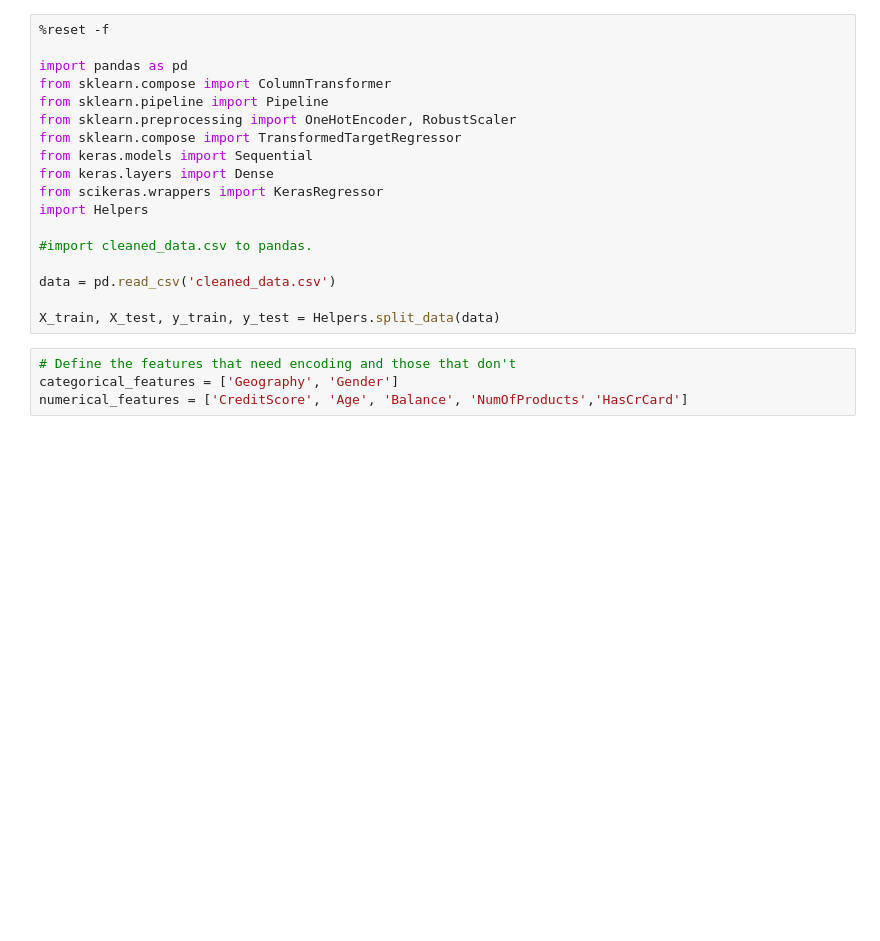
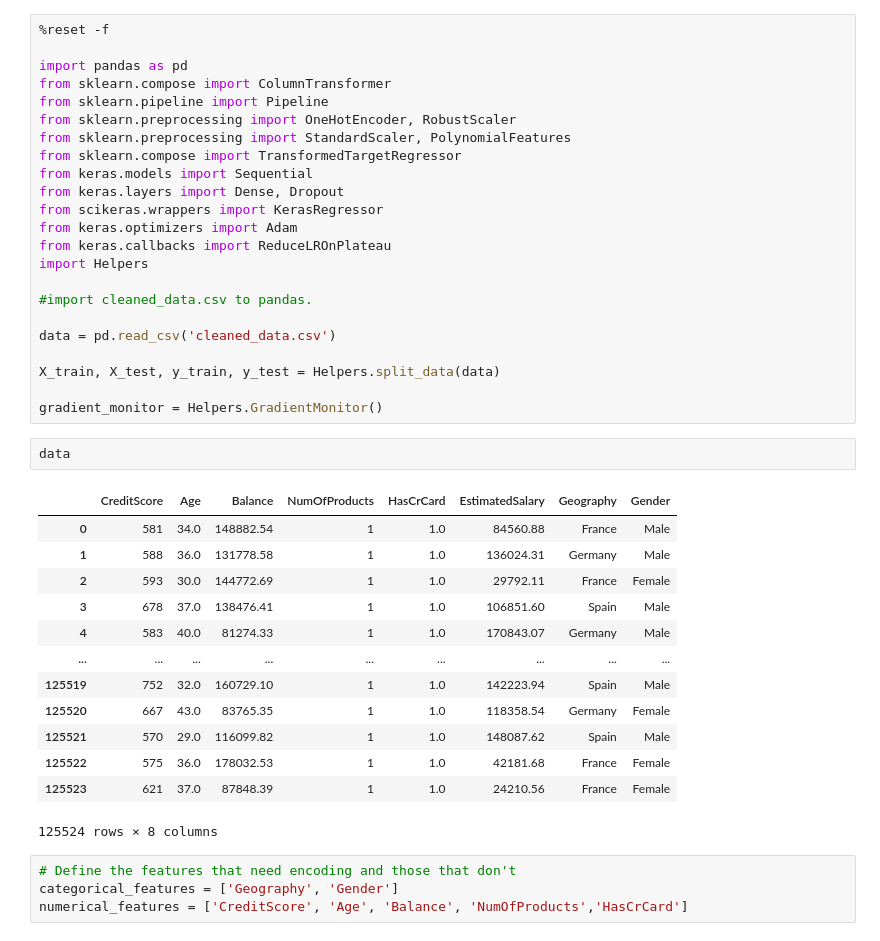
Before and after one commit to gomgom50/MLKursus, a Jupyter notebook: O4/O4_Keras_Regressor.ipynb, the cells around one changed output. Drawn from its saved outputs; the diff is of its cells as text; blank space fills up the shorter version.

```diff
--- a/O4/O4_Keras_Regressor.ipynb
+++ b/O4/O4_Keras_Regressor.ipynb
@@ -5,10 +5,13 @@ import pandas as pd
 from sklearn.compose import ColumnTransformer
 from sklearn.pipeline import Pipeline
 from sklearn.preprocessing import OneHotEncoder, RobustScaler
+from sklearn.preprocessing import StandardScaler, PolynomialFeatures
 from sklearn.compose import TransformedTargetRegressor
 from keras.models import Sequential
-from keras.layers import Dense
+from keras.layers import Dense, Dropout
 from scikeras.wrappers import KerasRegressor
+from keras.optimizers import Adam
+from keras.callbacks import ReduceLROnPlateau
 import Helpers
 
 #import cleaned_data.csv to pandas.
@@ -16,6 +19,24 @@ import Helpers
 data = pd.read_csv('cleaned_data.csv')
 
 X_train, X_test, y_train, y_test = Helpers.split_data(data)
+
+gradient_monitor = Helpers.GradientMonitor()
+# %%
+data
+# %% [output]
+|  | CreditScore | Age | Balance | NumOfProducts | HasCrCard | EstimatedSalary | Geography | Gender |
+| 0 | 581 | 34.0 | 148882.54 | 1 | 1.0 | 84560.88 | France | Male |
+| 1 | 588 | 36.0 | 131778.58 | 1 | 1.0 | 136024.31 | Germany | Male |
+| 2 | 593 | 30.0 | 144772.69 | 1 | 1.0 | 29792.11 | France | Female |
+| 3 | 678 | 37.0 | 138476.41 | 1 | 1.0 | 106851.60 | Spain | Male |
+| 4 | 583 | 40.0 | 81274.33 | 1 | 1.0 | 170843.07 | Germany | Male |
+| ... | ... | ... | ... | ... | ... | ... | ... | ... |
+| 125519 | 752 | 32.0 | 160729.10 | 1 | 1.0 | 142223.94 | Spain | Male |
+| 125520 | 667 | 43.0 | 83765.35 | 1 | 1.0 | 118358.54 | Germany | Female |
+| 125521 | 570 | 29.0 | 116099.82 | 1 | 1.0 | 148087.62 | Spain | Male |
+| 125522 | 575 | 36.0 | 178032.53 | 1 | 1.0 | 42181.68 | France | Female |
+| 125523 | 621 | 37.0 | 87848.39 | 1 | 1.0 | 24210.56 | France | Female |
+125524 rows × 8 columns
 # %%
 # Define the features that need encoding and those that don't
 categorical_features = ['Geography', 'Gender']
```
Also changed, not shown: parts of 6 cells of this notebook, 1 other file.
